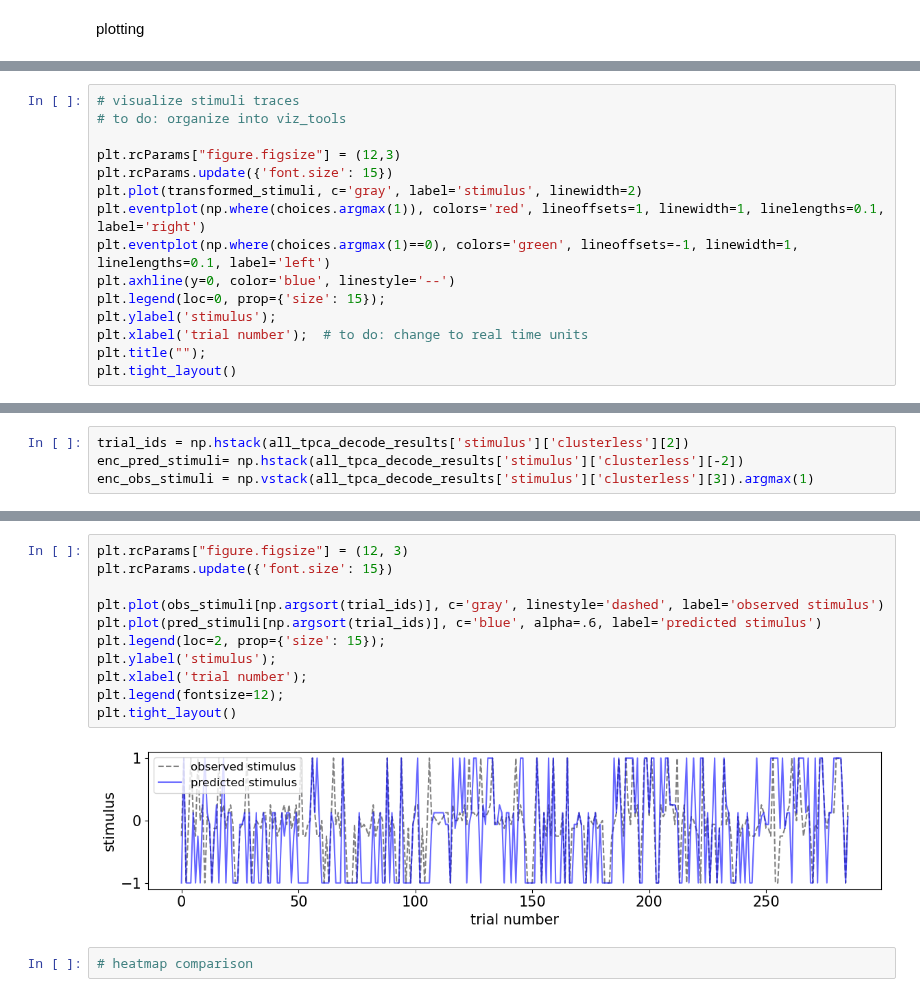
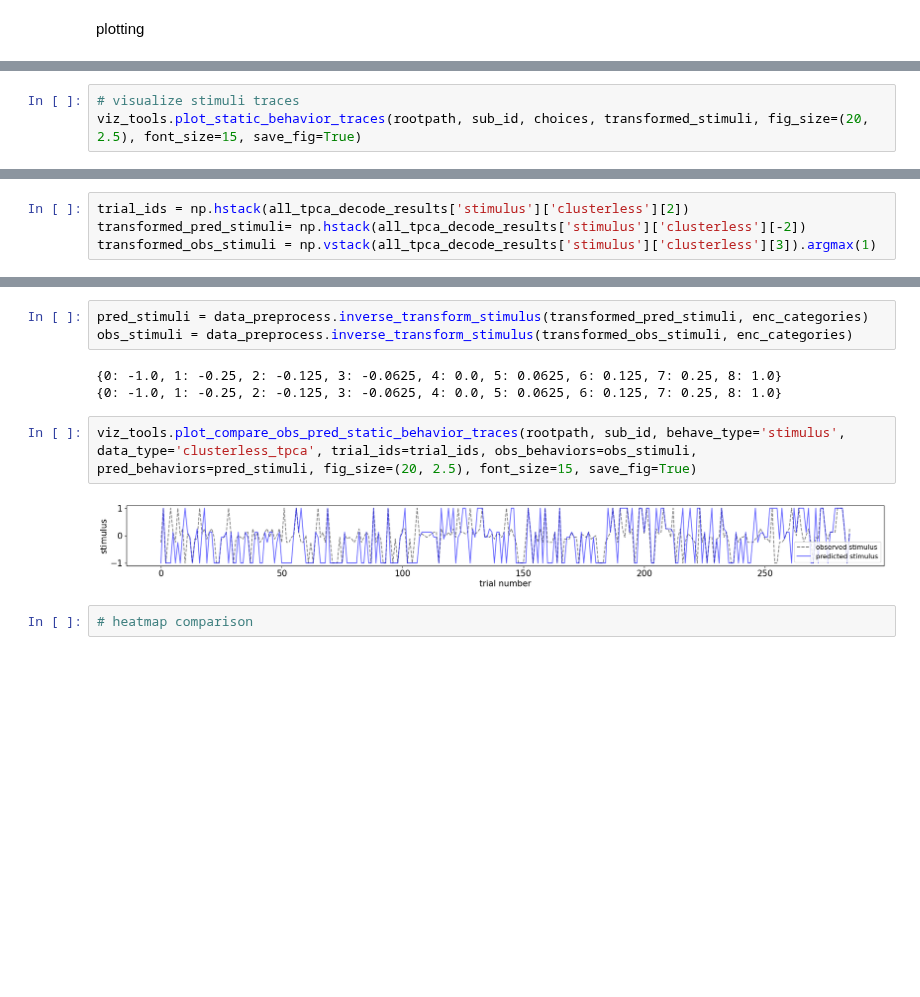
Before and after one commit to yzhang511/density_decoding, a Jupyter notebook: reproduce_decoding_results.ipynb, the cells around one changed output, grey strips where cells are left out. Saved outputs shown, nothing was run; the diff lists cells and outputs as text; blank space fills up the shorter version.

```diff
--- a/reproduce_decoding_results.ipynb
+++ b/reproduce_decoding_results.ipynb
@@ -299,16 +299,4 @@ viz_tools.plot_compare_decoder_boxplots(rootpath, sub_id, behave_type='stimulus'
 # %%
 # visualize stimuli traces
-# to do: organize into viz_tools
-
-plt.rcParams["figure.figsize"] = (12,3)
-plt.rcParams.update({'font.size': 15})
-plt.plot(transformed_stimuli, c='gray', label='stimulus', linewidth=2)
-plt.eventplot(np.where(choices.argmax(1)), colors='red', lineoffsets=1, linewidth=1, linelengths=0.1, label='right')
-plt.eventplot(np.where(choices.argmax(1)==0), colors='green', lineoffsets=-1, linewidth=1, linelengths=0.1, label='left')
-plt.axhline(y=0, color='blue', linestyle='--')
-plt.legend(loc=0, prop={'size': 15});
-plt.ylabel('stimulus');
-plt.xlabel('trial number');  # to do: change to real time units
-plt.title("");
-plt.tight_layout()
+viz_tools.plot_static_behavior_traces(rootpath, sub_id, choices, transformed_stimuli, fig_size=(20, 2.5), font_size=15, save_fig=True)
 # %% [output]
@@ -323,4 +304,4 @@ print(enc_dict)
 # %%
 trial_ids = np.hstack(all_tpca_decode_results['stimulus']['clusterless'][2])
-enc_pred_stimuli= np.hstack(all_tpca_decode_results['stimulus']['clusterless'][-2])
-enc_obs_stimuli = np.vstack(all_tpca_decode_results['stimulus']['clusterless'][3]).argmax(1)
+transformed_pred_stimuli= np.hstack(all_tpca_decode_results['stimulus']['clusterless'][-2])
+transformed_obs_stimuli = np.vstack(all_tpca_decode_results['stimulus']['clusterless'][3]).argmax(1)
@@ -335,15 +308,12 @@ for i, s in enumerate(enc_pred_stimuli):
+# %%
+pred_stimuli = data_preprocess.inverse_transform_stimulus(transformed_pred_stimuli, enc_categories)
+obs_stimuli = data_preprocess.inverse_transform_stimulus(transformed_obs_stimuli, enc_categories)
+# %% [output]
+{0: -1.0, 1: -0.25, 2: -0.125, 3: -0.0625, 4: 0.0, 5: 0.0625, 6: 0.125, 7: 0.25, 8: 1.0}
+{0: -1.0, 1: -0.25, 2: -0.125, 3: -0.0625, 4: 0.0, 5: 0.0625, 6: 0.125, 7: 0.25, 8: 1.0}
 # %%
-plt.rcParams["figure.figsize"] = (12, 3)
-plt.rcParams.update({'font.size': 15})
-
-plt.plot(obs_stimuli[np.argsort(trial_ids)], c='gray', linestyle='dashed', label='observed stimulus')
-plt.plot(pred_stimuli[np.argsort(trial_ids)], c='blue', alpha=.6, label='predicted stimulus')
-plt.legend(loc=2, prop={'size': 15});
-plt.ylabel('stimulus');
-plt.xlabel('trial number');
-plt.legend(fontsize=12);
-plt.tight_layout()
+viz_tools.plot_compare_obs_pred_static_behavior_traces(rootpath, sub_id, behave_type='stimulus', data_type='clusterless_tpca', trial_ids=trial_ids, obs_behaviors=obs_stimuli, pred_behaviors=pred_stimuli, fig_size=(20, 2.5), font_size=15, save_fig=True)
 # %% [output]
-[figure, old version]
+[figure, new version]
 # %%
 # heatmap comparison
```
Also changed, not shown: parts of 11 cells of this notebook, 4 other files.
